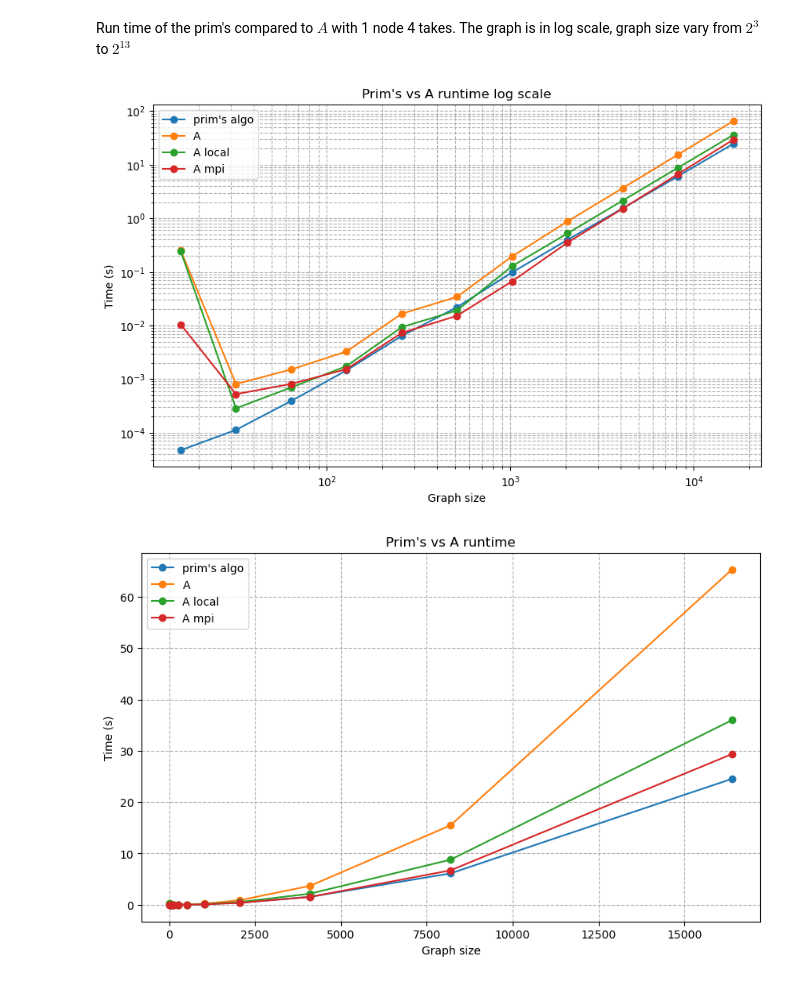
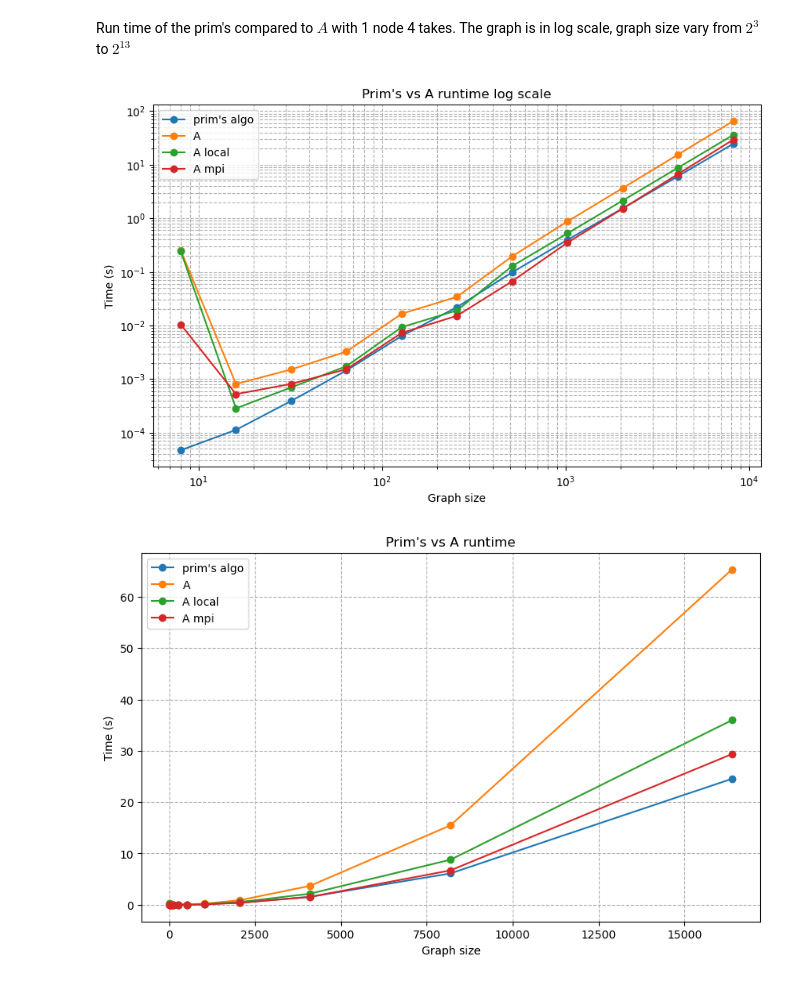
Before and after one commit to Chi-Chu319/MST_O_logn_logn, a Jupyter notebook: data_visualization.ipynb, the cells around one changed output. Saved outputs shown, nothing was run; the diff lists cells and outputs as text; code cells hidden in the pictures.

Commit message:
data visualization more

```diff
--- a/data_visualization.ipynb
+++ b/data_visualization.ipynb
@@ -28,25 +28,25 @@ Run time of the prim's compared to $A$ with 1 node 4 takes. The graph is in log
 # %%
 df = pd.read_csv('seq_vs_dist_n1_t4.csv')
 
-x = np.power(2, (np.arange(len(df)) + 1)) * 8
+x = np.power(2, (np.arange(len(df)) + 1)) * 4
 
 # Plotting
 plt.figure(figsize=(10, 6))
 plt.plot(x, df['t_seq'], label="prim's algo", marker='o')
 plt.plot(x, df['t_dist'], label='A', marker='o')
 plt.plot(x, df['t_dist_seq'], label='A local', marker='o')
 plt.plot(x, df['t_dist_mpi'], label='A mpi', marker='o')
 
 plt.xlabel('Graph size')
 plt.ylabel('Time (s)')
 plt.title("Prim's vs A runtime log scale")
 plt.xscale('log')
 plt.yscale('log')
 plt.legend()
 plt.grid(True, which="both", ls="--")
 plt.show()
 # %% [output]
-[figure, old version]
+[figure, new version]
 # %%
 df = pd.read_csv('seq_vs_dist_n1_t4.csv')
 
```
Also changed, not shown: parts of 2 cells of this notebook, 1 other file.
